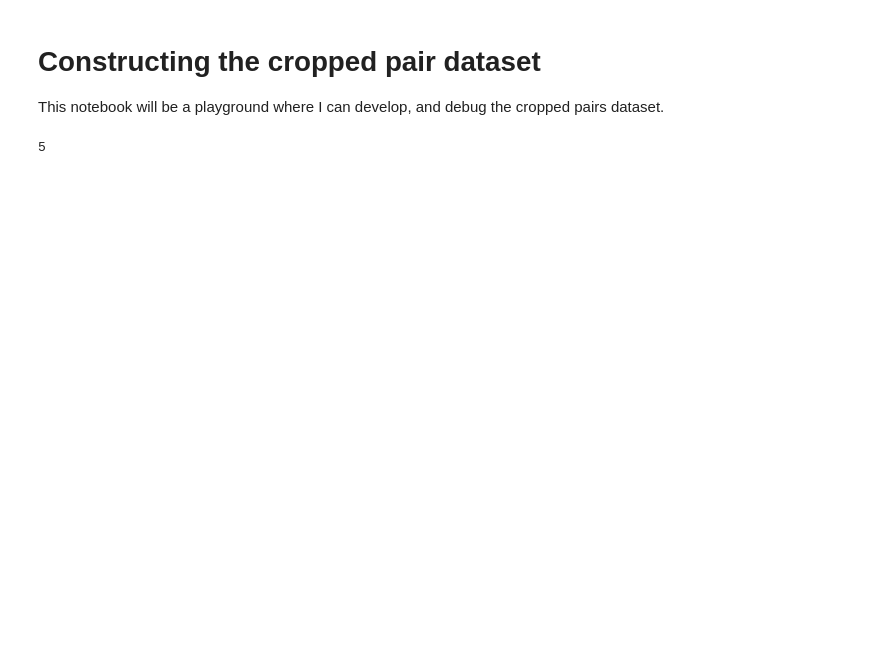
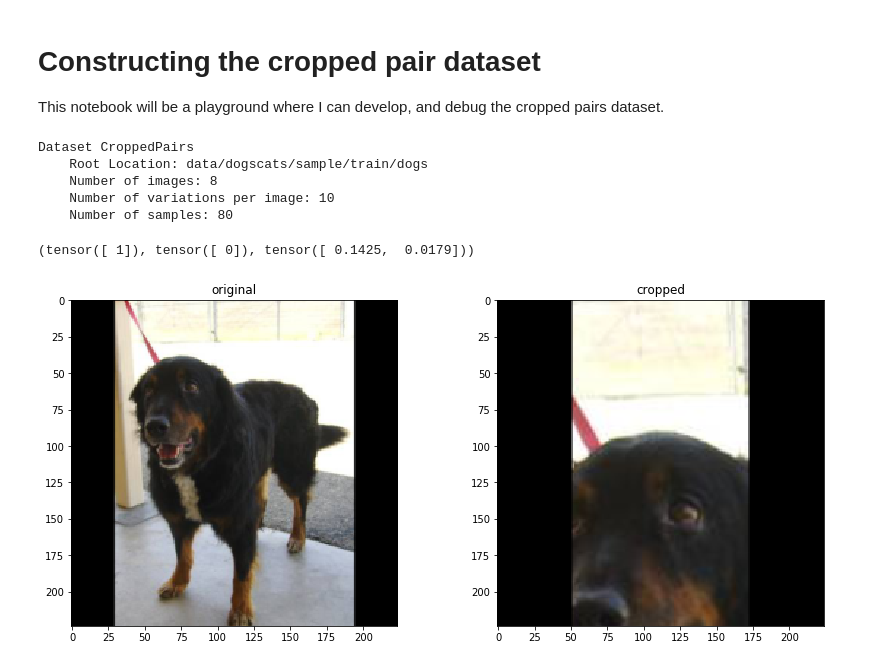
Before and after one commit to davidlmorton/crop-detection, a Jupyter notebook: dataset.ipynb, the cells around one changed output. Saved outputs shown, nothing was run; the diff lists cells and outputs as text; code cells hidden in the pictures; blank space fills up the shorter version.

```diff
--- a/dataset.ipynb
+++ b/dataset.ipynb
@@ -185,7 +193,16 @@ ds = CroppedPairs(root='images')
-# %%
-len(ds)
-# %% [output]
-5
+# %%
+ds
+# %% [output]
+Dataset CroppedPairs
+    Root Location: data/dogscats/sample/train/dogs
+    Number of images: 8
+    Number of variations per image: 10
+    Number of samples: 80
+# %%
+plot(ds, 0)
+# %% [output]
+(tensor([ 1]), tensor([ 0]), tensor([ 0.1425,  0.0179]))
+[figure, added]
 # %%
 plot(ds, 1)
 # %% [output]
```
Also changed, not shown: parts of 6 cells of this notebook, 1 other file.
